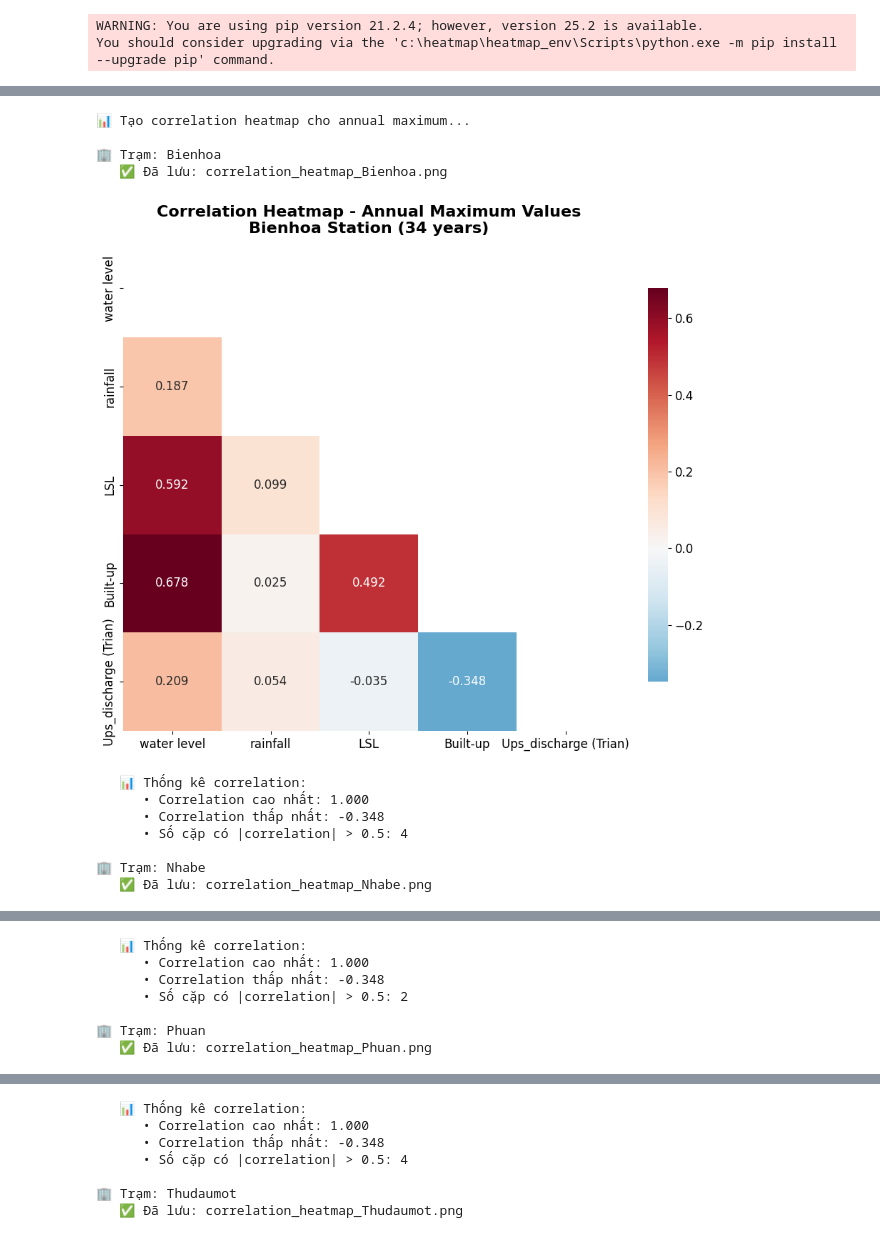
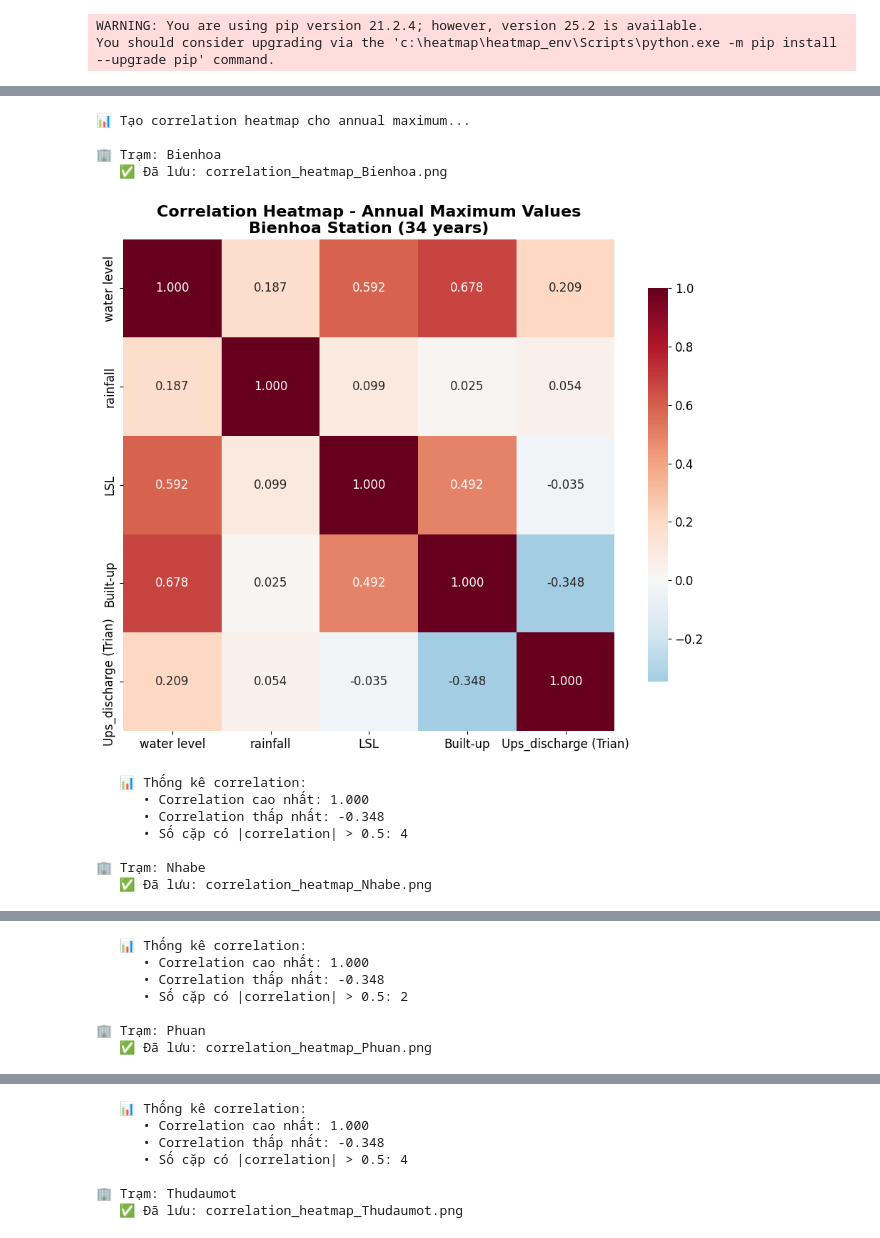
Before and after one commit to Trung-Nam-2512/analysis-heatmap, a Jupyter notebook: analysis.ipynb, the cells around one changed output, grey strips where cells are left out. Cells and saved outputs as stored; diff of their text form; code cells hidden in the pictures.

```diff
--- a/analysis.ipynb
+++ b/analysis.ipynb
@@ -50,16 +56,19 @@ print("✅ Đã import thành công tất cả thư viện!")
 ✅ Đã import thành công tất cả thư viện!
 # %%
-# Định nghĩa các biến thủy văn cho từng trạm
-station_variables = {
-    'Bienhoa': ['water level', 'rainfall', 'LSL', 'Built-up', 'Ups_discharge (Trian)'],
-    'Nhabe': ['water level', 'rainfall', 'LSL', 'Built-up', 'Ups_discharge (Trian)'],
-    'Phuan': ['water level', 'rainfall(TSN)', 'LSL', 'Built-up', 'Ups_discharge (Trian)'],
-    'Thudaumot': ['water level', 'rainfall (Thuduc)', 'LSL', 'Built-up', 'Ups_discharge (Dautieng)']
-}
+# Đọc thông tin các sheet trong file Excel
+xls = pd.ExcelFile(excel_file)
+sheet_names = xls.sheet_names
 
-print("📋 Định nghĩa biến thủy văn cho từng trạm:")
-for station, vars_list in station_variables.items():
-    print(f"\n🏢 {station}:")
-    for i, var in enumerate(vars_list, 1):
-        print(f"   {i}. {var}")
+print(f"📊 Thông tin file Excel:")
+print(f"• Tên file: {excel_file}")
+print(f"• Số trạm: {len(sheet_names)}")
+print(f"• Tên các trạm: {sheet_names}")
+
+# Hiển thị thông tin từng sheet
+for i, sheet in enumerate(sheet_names, 1):
+    df_temp = pd.read_excel(excel_file, sheet_name=sheet)
+    print(f"\n{i}. Trạm {sheet}:")
+    print(f"   • Số dòng: {len(df_temp)}")
+    print(f"   • Số cột: {len(df_temp.columns)}")
+    print(f"   • Các cột: {list(df_temp.columns)}")
 # %% [output]
@@ -167,44 +208,40 @@ for station, station_info in annual_max_data.items():
     # Tính correlation matrix
     corr_matrix = data.corr()
 
-    # Tạo heatmap
+    # Tạo heatmap - HIỂN THỊ ĐẦY ĐỦ (không dùng mask)
     plt.figure(figsize=(10, 8))
 
-    # Tạo mask cho phần trên tam giác
-    mask = np.triu(np.ones_like(corr_matrix, dtype=bool))
-
-    # Vẽ heatmap
+    # Vẽ heatmap đầy đủ
     sns.heatmap(corr_matrix,
-                mask=mask,
                 annot=True,
                 cmap='RdBu_r',
                 center=0,
                 square=True,
                 fmt='.3f',
                 cbar_kws={"shrink": .8})
 
     plt.title(f'Correlation Heatmap - Annual Maximum Values\n{station} Station ({station_info["years"]} years)',
               fontsize=16, fontweight='bold')
     plt.tight_layout()
 
     # Lưu biểu đồ
     filename = f'correlation_heatmap_{station}.png'
     plt.savefig(filename, dpi=300, bbox_inches='tight')
     print(f"   ✅ Đã lưu: {filename}")
 
     plt.show()
 
     # Hiển thị thống kê correlation
     print(f"   📊 Thống kê correlation:")
     print(f"      • Correlation cao nhất: {corr_matrix.max().max():.3f}")
     print(f"      • Correlation thấp nhất: {corr_matrix.min().min():.3f}")
     print(f"      • Số cặp có |correlation| > 0.5: {(abs(corr_matrix) > 0.5).sum().sum() - len(variables)}")
 # %% [output]
 📊 Tạo correlation heatmap cho annual maximum...
 
 🏢 Trạm: Bienhoa
    ✅ Đã lưu: correlation_heatmap_Bienhoa.png
-[figure, old version]
+[figure, new version]
    📊 Thống kê correlation:
       • Correlation cao nhất: 1.000
       • Correlation thấp nhất: -0.348
```
Also changed, not shown: parts of 10 cells of this notebook.
